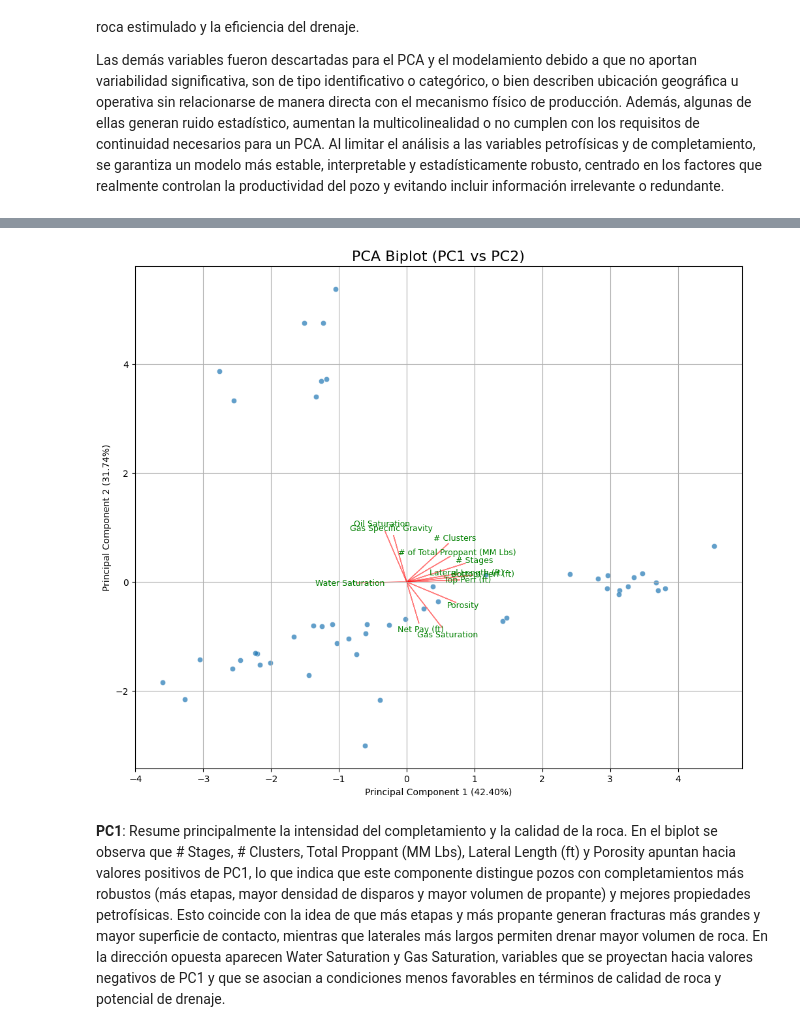
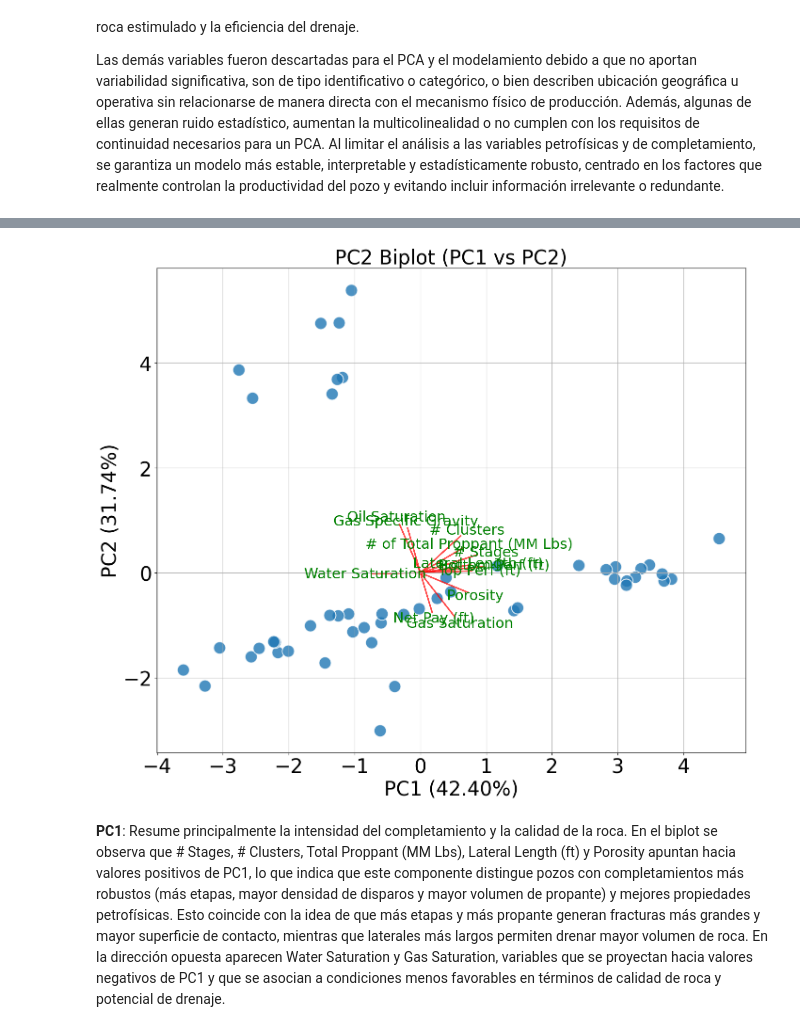
Before and after one commit to Bell-12/Proyecto_de_Grado, a Jupyter notebook: 2. Notebooks/Modelado.ipynb, the cells around one changed output, grey strips where cells are left out. Cells and saved outputs as stored; diff of their text form; code cells hidden in the pictures.

```diff
--- a/2. Notebooks/Modelado.ipynb
+++ b/2. Notebooks/Modelado.ipynb
@@ -184,42 +187,72 @@ Number of components to retain to explain 95% of variance: 6
 # %%
-# Grafico de PCA (PC1 vs PC2)
-
-
 from sklearn.decomposition import PCA
 import matplotlib.pyplot as plt
 import seaborn as sns
 import pandas as pd
 import numpy as np
 
-# Re-apply PCA with the determined number of components (8 components for 95% variance)
-pca_final = PCA(n_components=num_components_95) # num_components_95 was determined in the previous step
+# Grafico de PCA (PC1 vs PC2)
+
+
+# Re-apply PCA with the determined number of components (using num_components_90)
+pca_final = PCA(n_components=num_components_90) # num_components_90 was determined in the previous step
 X_pca = pca_final.fit_transform(X_scaled)
 
 # Create a DataFrame for the PCA results
-pca_df = pd.DataFrame(data=X_pca, columns=[f'PC{i+1}' for i in range(num_components_95)])
+pca_df = pd.DataFrame(data=X_pca, columns=[f'PC{i+1}' for i in range(num_components_90)])
 
 # Get the loadings (eigenvectors) of the principal components
 loadings = pca_final.components_.T * np.sqrt(pca_final.explained_variance_)
 
 # Create a DataFrame for loadings for easier plotting
-loadings_df = pd.DataFrame(loadings, index=features_for_pca, columns=[f'PC{i+1}' for i in range(num_components_95)])
+loadings_df = pd.DataFrame(loadings, index=features_for_pca, columns=[f'PC{i+1}' for i in range(num_components_90)])
 
 # Create the biplot
-plt.figure(figsize=(12, 10))
-sns.scatterplot(x='PC1', y='PC2', data=pca_df, alpha=0.7)
+plt.figure(figsize=(14, 12)) # Aumentar el tamaño general de la figura
+sns.scatterplot(
+    x='PC1',
+    y='PC2',
+    data=pca_df,
+    alpha=0.8, # Ajustar la transparencia de los puntos
+    s=350,     # Aumentar el tamaño de los puntos
+    edgecolor='w' # Borde blanco para los puntos
+)
 
 # Plot arrows for loadings
 for i, feature in enumerate(features_for_pca):
-    plt.arrow(0, 0, loadings[i, 0], loadings[i, 1], color='r', alpha=0.5)
-    plt.text(loadings[i, 0]*1.15, loadings[i, 1]*1.15, feature, color='g', ha='center', va='center', fontsize=9)
+    plt.arrow(
+        0, 0,
+        loadings[i, 0], # x end point
+        loadings[i, 1], # y end point
+        color='r',
+        alpha=0.7,
+        linewidth=2,    # Aumentar el grosor de la línea de la flecha
+        head_width=0, # Eliminar la cabeza de la flecha
+        head_length=0 # Eliminar la longitud de la cabeza de la flecha
+    )
+    plt.text(
+        loadings[i, 0] * 1.15,
+        loadings[i, 1] * 1.15,
+        feature,
+        color='g',
+        ha='center',
+        va='center',
+        fontsize=22 # Aumentar el tamaño del texto de la característica
+    )
 
-plt.xlabel(f'Principal Component 1 ({pca_final.explained_variance_ratio_[0]*100:.2f}%)')
-plt.ylabel(f'Principal Component 2 ({pca_final.explained_variance_ratio_[1]*100:.2f}%)')
-plt.title('PCA Biplot (PC1 vs PC2)', fontsize=16)
+plt.xlabel(f'PC1 ({pca_final.explained_variance_ratio_[0]*100:.2f}%)', fontsize=30) # Aumentar fontsize
+plt.ylabel(f'PC2 ({pca_final.explained_variance_ratio_[1]*100:.2f}%)', fontsize=30) # Ajustar a PC2 con porcentaje, aumentar fontsize
+plt.title('PC2 Biplot (PC1 vs PC2)', fontsize=30) # Aumentar fontsize
 plt.grid()
+
+# Aumentar el tamaño de los números de los ejes X y Y
+plt.tick_params(axis='x', labelsize=30)
+plt.tick_params(axis='y', labelsize=30)
+
+plt.tight_layout() # Asegurar que todo quepa en la figura
 plt.show()
 # %% [output]
-[figure, old version]
+[figure, new version]
 # %% [markdown]
 **PC1**: Resume principalmente la intensidad del completamiento y la calidad de la roca. En el biplot se observa que # Stages, # Clusters, Total Proppant (MM Lbs), Lateral Length (ft) y Porosity apuntan hacia valores positivos de PC1, lo que indica que este componente distingue pozos con completamientos más robustos (más etapas, mayor densidad de disparos y mayor volumen de propante) y mejores propiedades petrofísicas. Esto coincide con la idea de que más etapas y más propante generan fracturas más grandes y mayor superficie de contacto, mientras que laterales más largos permiten drenar mayor volumen de roca. En la dirección opuesta aparecen Water Saturation y Gas Saturation, variables que se proyectan hacia valores negativos de PC1 y que se asocian a condiciones menos favorables en términos de calidad de roca y potencial de drenaje.
 
```
Also changed, not shown: parts of 37 cells of this notebook.
